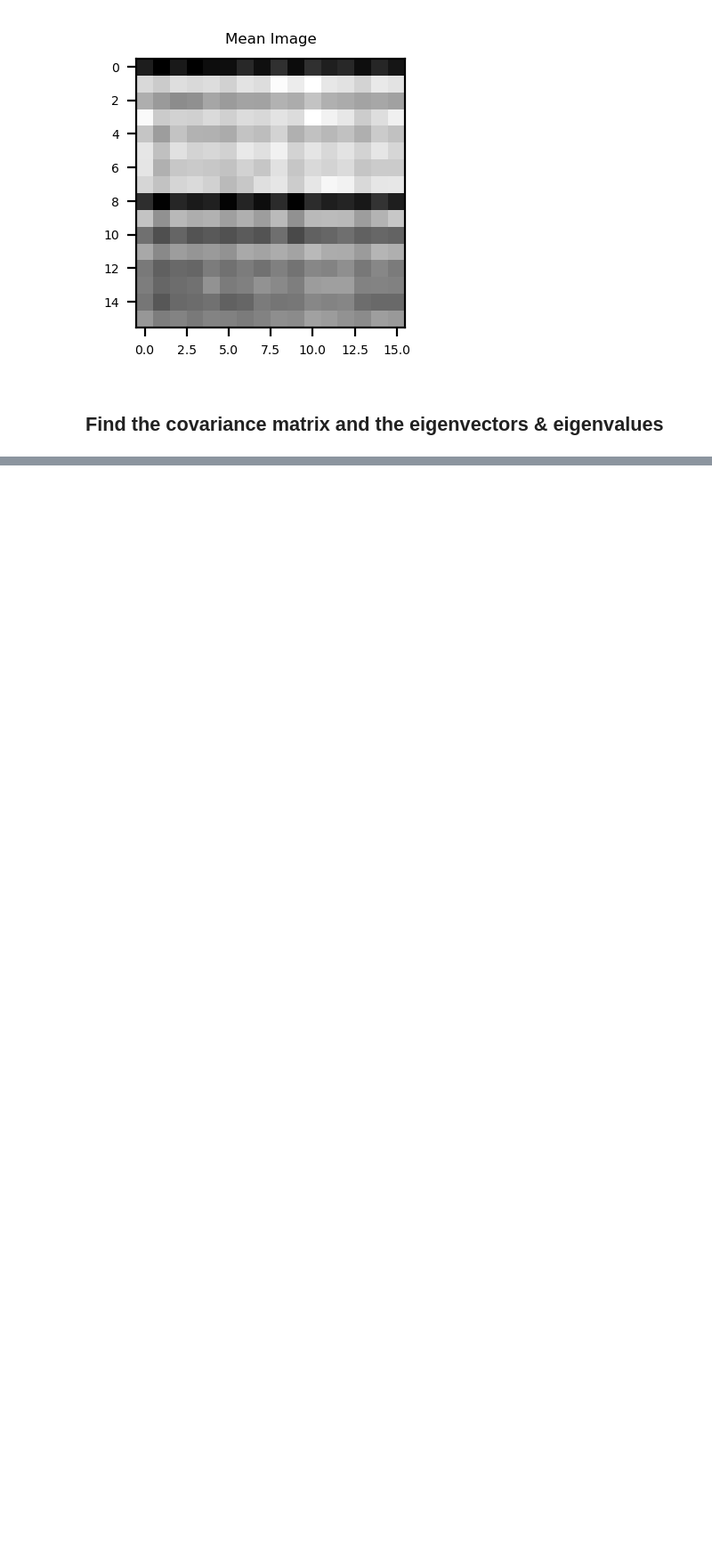
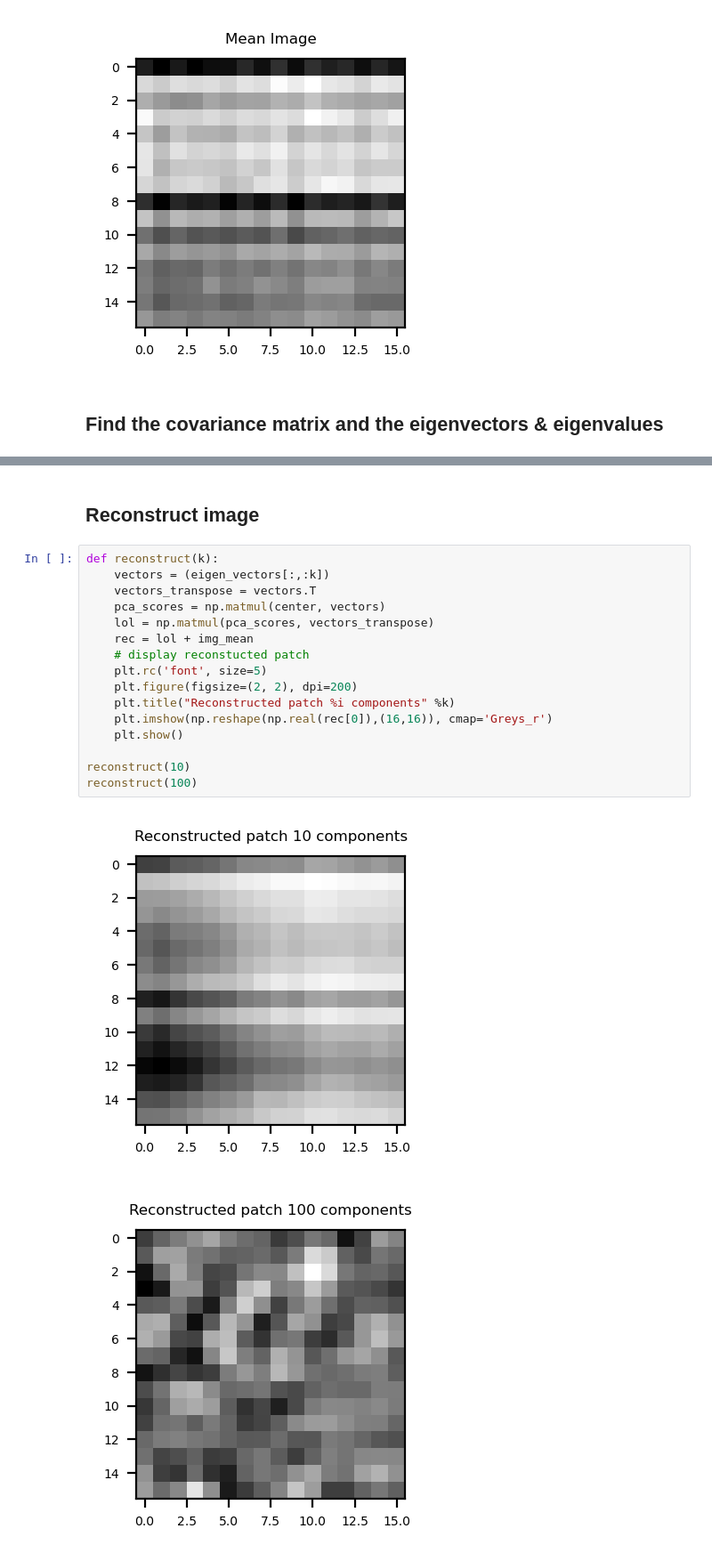
Before and after one commit to httpdaniel/PCA, a Jupyter notebook: PCA.ipynb, the cells around one changed output, grey strips where cells are left out. Shown at 89% size. Drawn from its saved outputs; the diff is of its cells as text; blank space fills up the shorter version.

```diff
--- a/PCA.ipynb
+++ b/PCA.ipynb
@@ -98,0 +90,21 @@ Eigenvector:
+# %% [markdown]
+## Reconstruct image
+# %%
+def reconstruct(k):
+    vectors = (eigen_vectors[:,:k])
+    vectors_transpose = vectors.T
+    pca_scores = np.matmul(center, vectors)
+    lol = np.matmul(pca_scores, vectors_transpose)
+    rec = lol + img_mean
+    # display reconstucted patch
+    plt.rc('font', size=5)
+    plt.figure(figsize=(2, 2), dpi=200)
+    plt.title("Reconstructed patch %i components" %k)
+    plt.imshow(np.reshape(np.real(rec[0]),(16,16)), cmap='Greys_r')
+    plt.show()
+
+reconstruct(10)
+reconstruct(100)
+# %% [output]
+[figure, added]
+[figure, added]
```
Also changed, not shown: parts of 1 cell of this notebook.
